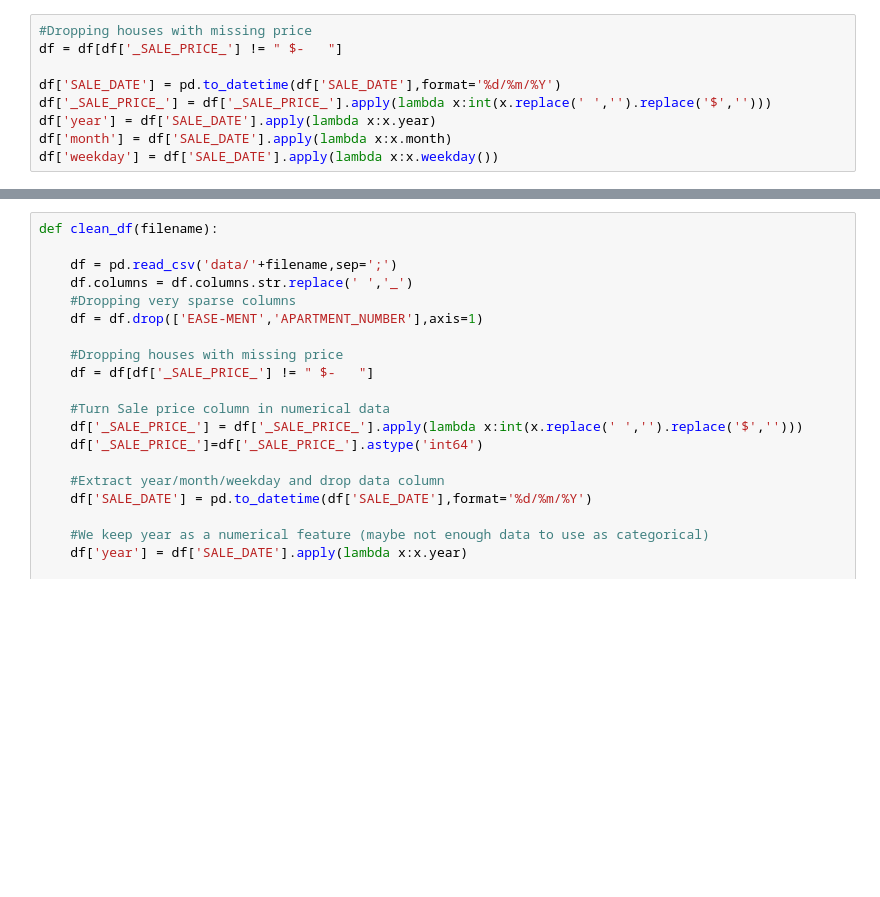
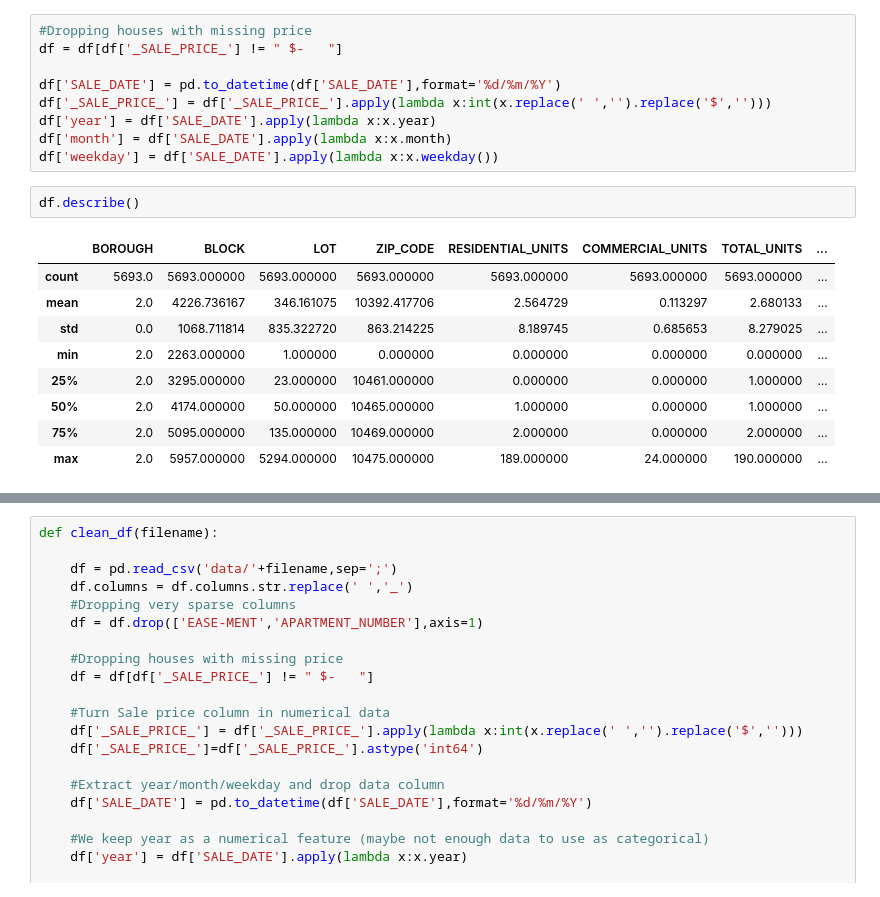
Before and after one commit to arnaudstiegler/house_price_prediction, a Jupyter notebook: preprocess.ipynb, the cells around one changed output, grey strips where cells are left out. Drawn from its saved outputs; the diff is of its cells as text; blank space fills up the shorter version.

```diff
--- a/preprocess.ipynb
+++ b/preprocess.ipynb
@@ -44,3 +44,15 @@ df['_SALE_PRICE_'] = df['_SALE_PRICE_'].apply(lambda x:int(x.replace(' ','').rep
 df['year'] = df['SALE_DATE'].apply(lambda x:x.year)
 df['month'] = df['SALE_DATE'].apply(lambda x:x.month)
 df['weekday'] = df['SALE_DATE'].apply(lambda x:x.weekday())
+# %%
+df.describe()
+# %% [output]
+|  | BOROUGH | BLOCK | LOT | ZIP_CODE | RESIDENTIAL_UNITS | COMMERCIAL_UNITS | TOTAL_UNITS | ... |
+| count | 5693.0 | 5693.000000 | 5693.000000 | 5693.000000 | 5693.000000 | 5693.000000 | 5693.000000 | ... |
+| mean | 2.0 | 4226.736167 | 346.161075 | 10392.417706 | 2.564729 | 0.113297 | 2.680133 | ... |
+| std | 0.0 | 1068.711814 | 835.322720 | 863.214225 | 8.189745 | 0.685653 | 8.279025 | ... |
+| min | 2.0 | 2263.000000 | 1.000000 | 0.000000 | 0.000000 | 0.000000 | 0.000000 | ... |
+| 25% | 2.0 | 3295.000000 | 23.000000 | 10461.000000 | 0.000000 | 0.000000 | 1.000000 | ... |
+| 50% | 2.0 | 4174.000000 | 50.000000 | 10465.000000 | 1.000000 | 0.000000 | 1.000000 | ... |
+| 75% | 2.0 | 5095.000000 | 135.000000 | 10469.000000 | 2.000000 | 0.000000 | 2.000000 | ... |
+| max | 2.0 | 5957.000000 | 5294.000000 | 10475.000000 | 189.000000 | 24.000000 | 190.000000 | ... |
```
Also changed, not shown: parts of 2 cells of this notebook, 1 other file.
